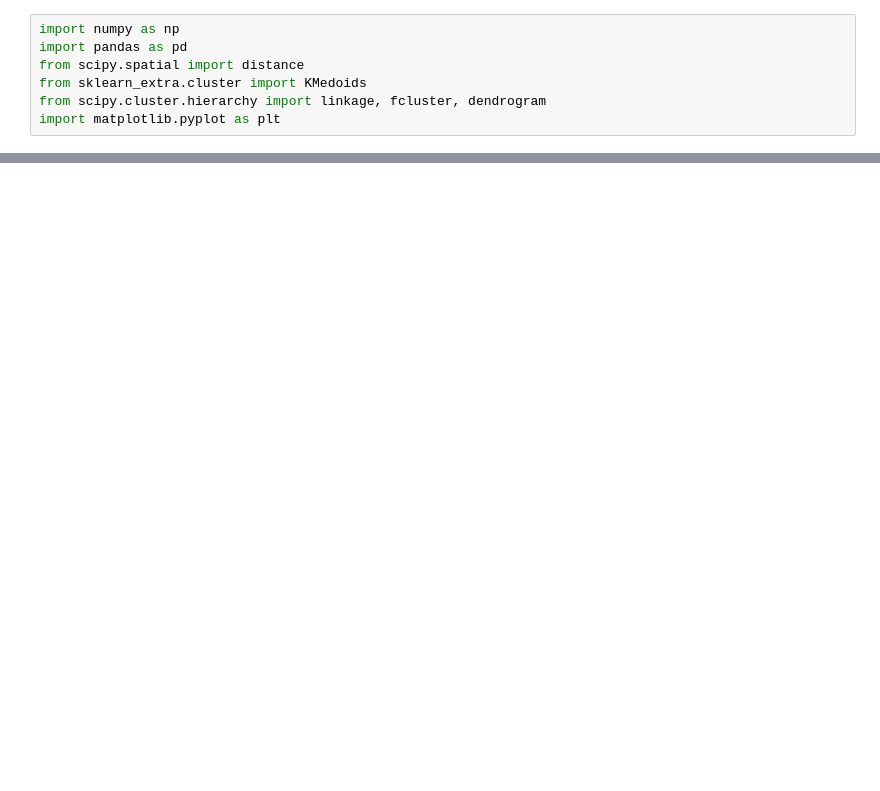
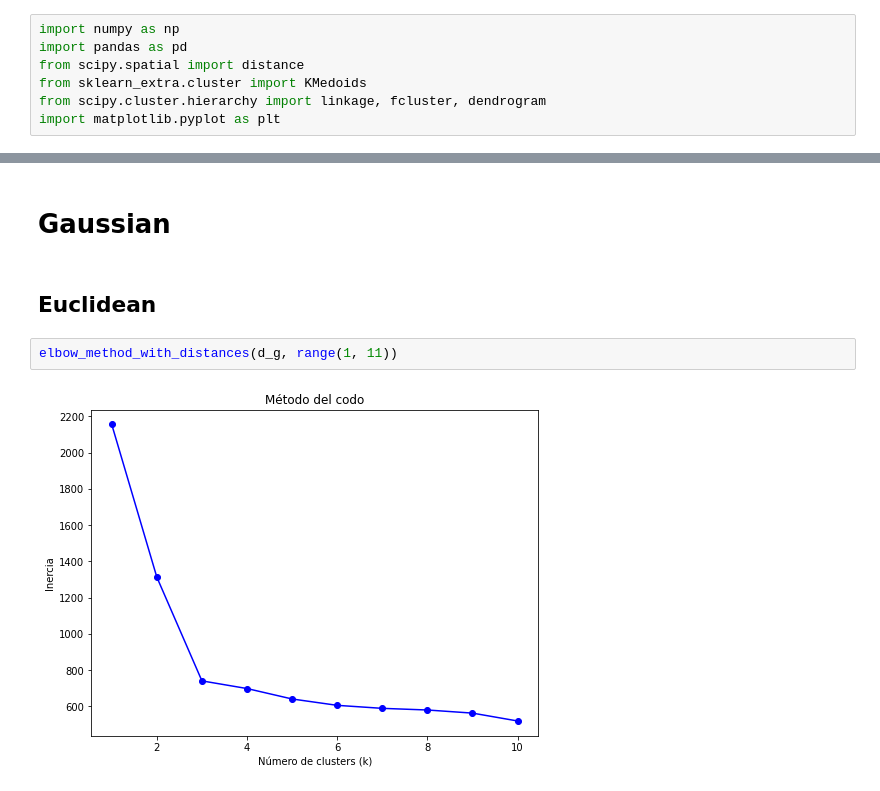
Before and after one commit to tomy325/clustering, a Jupyter notebook: clustering.ipynb, the cells around one changed output, grey strips where cells are left out. Cells and saved outputs as stored; diff of their text form; blank space fills up the shorter version.

```diff
--- a/clustering.ipynb
+++ b/clustering.ipynb
@@ -148,0 +160,8 @@ plt.show()
+# %% [markdown]
+# Gaussian
+# %% [markdown]
+## Euclidean
+# %%
+elbow_method_with_distances(d_g, range(1, 11))
+# %% [output]
+[figure, added]
```
Also changed, not shown: parts of 117 cells of this notebook, 1 other file.
